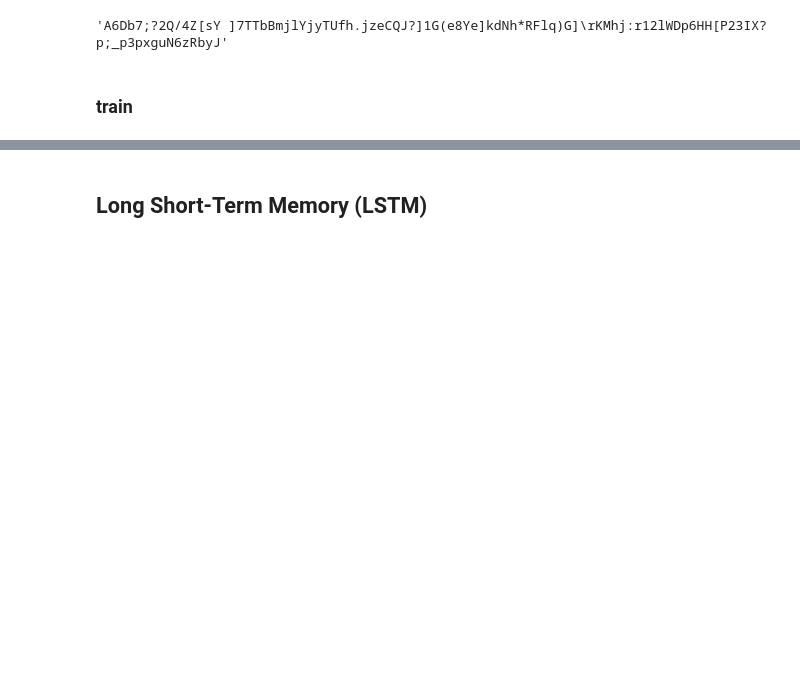
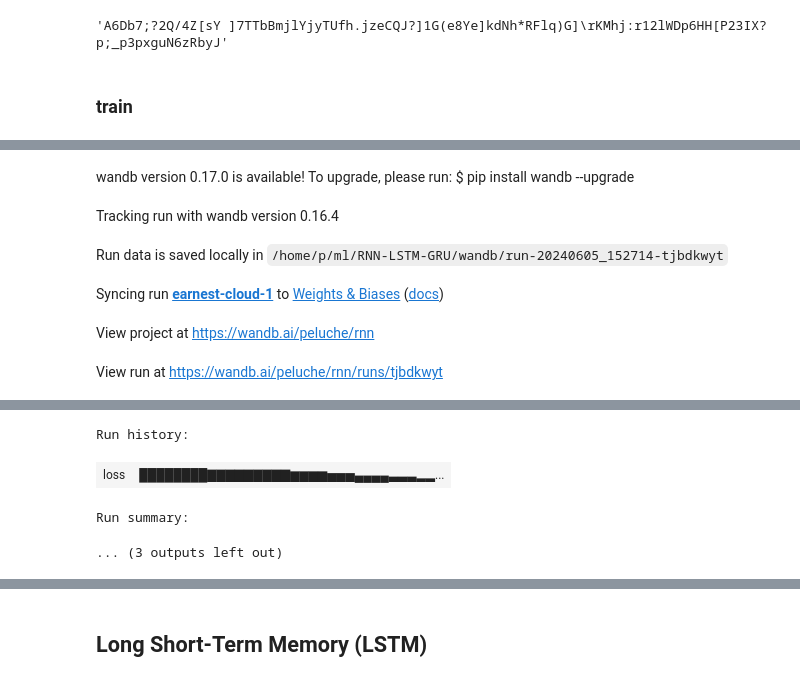
Before and after one commit to peluche/RNN-LSTM-GRU, a Jupyter notebook: rnn-lstm-gru.ipynb, the cells around one changed output, grey strips where cells are left out. Drawn from its saved outputs; the diff is of its cells as text; code cells hidden in the pictures; blank space fills up the shorter version.

```diff
--- a/rnn-lstm-gru.ipynb
+++ b/rnn-lstm-gru.ipynb
@@ -42,8 +40,9 @@ torch.Size([6573, 25])
 # %%
-def train(model, dataloader, epochs=2001, d_vocab=d_vocab, opt=None, lr=3e-4, filename=''):
+def train(model, dataloader, epochs=2001, d_vocab=d_vocab, opt=None, lr=3e-4, filename='', wnb=True):
+    model.train()
     model = model.to(device)
-    if opt is None:
-        opt = t.optim.Adam(model.parameters(), lr=lr)
+    if opt is None: opt = t.optim.Adam(model.parameters(), lr=lr)
+    if wnb: wandb.init(project=filename)
     for epoch in tqdm(range(epochs)):
         for xs, ys in dataloader:
             out = model(F.one_hot(xs, num_classes=d_vocab).float().to(device))
@@ -51,12 +50,17 @@ def train(model, dataloader, epochs=2001, d_vocab=d_vocab, opt=None, lr=3e-4, fi
             opt.zero_grad()
             loss.backward()
             opt.step()
+        if wnb:
+            wandb.log({'loss': loss.item()})
+        if wnb and epoch % 50 == 0:
+            wandb.log({'sample_html': wandb.Html(f'<p>{model.sample()}</p>')})
         if epoch % 50 == 0:
             print(f'loss={loss.item():.4f}')
         if epoch % 1000 == 0:
             print(model.sample())
         if epoch % 10000 == 0:
             t.save(model.state_dict(), f'weights/{filename}_{datetime.now().strftime("%Y-%m-%d_%Hh%M")}.pt')
+    if wnb: wandb.finish()
 # %% [markdown]
 ## Recurrent Neural Networks (RNN)
 # %% [markdown]
@@ -104,5 +108,5 @@ rnn.sample()
 # %% [markdown]
 ### train
 # %%
-train(rnn, dataloader, filename='rnn')
+train(rnn, dataloader, filename='rnn', epochs=50)
 # %% [output]
@@ -110,0 +115,6 @@ A/v3LurN7-fk]ZTu2o,h Y#Hm0I*dGXz1;.#RTe8von1]svmGG[*9:.#s)GZ:W%Ox5K[Tmt ESkSiikH
+wandb version 0.17.0 is available! To upgrade, please run: $ pip install wandb --upgrade
+Tracking run with wandb version 0.16.4
+Run data is saved locally in /home/p/ml/RNN-LSTM-GRU/wandb/run-20240605_152714-tjbdkwyt
+Syncing run earnest-cloud-1 to Weights & Biases (docs)
+View project at https://wandb.ai/peluche/rnn
+View run at https://wandb.ai/peluche/rnn/runs/tjbdkwyt
@@ -111,3 +124,7 @@ A/v3LurN7-fk]ZTu2o,h Y#Hm0I*dGXz1;.#RTe8von1]svmGG[*9:.#s)GZ:W%Ox5K[Tmt ESkSiikH
+Run history:
+| loss | ████████▇▇▇▇▇▇▇▇▇▆▆▆▆▅▅▅▄▄▄▄▃▃▃▂▂... |
+Run summary:
+... (3 outputs left out)
 # %%
 print(rnn.sample(d_sample=2000))
 # %% [output]
```
Also changed, not shown: parts of 25 cells of this notebook, 3 other files.
